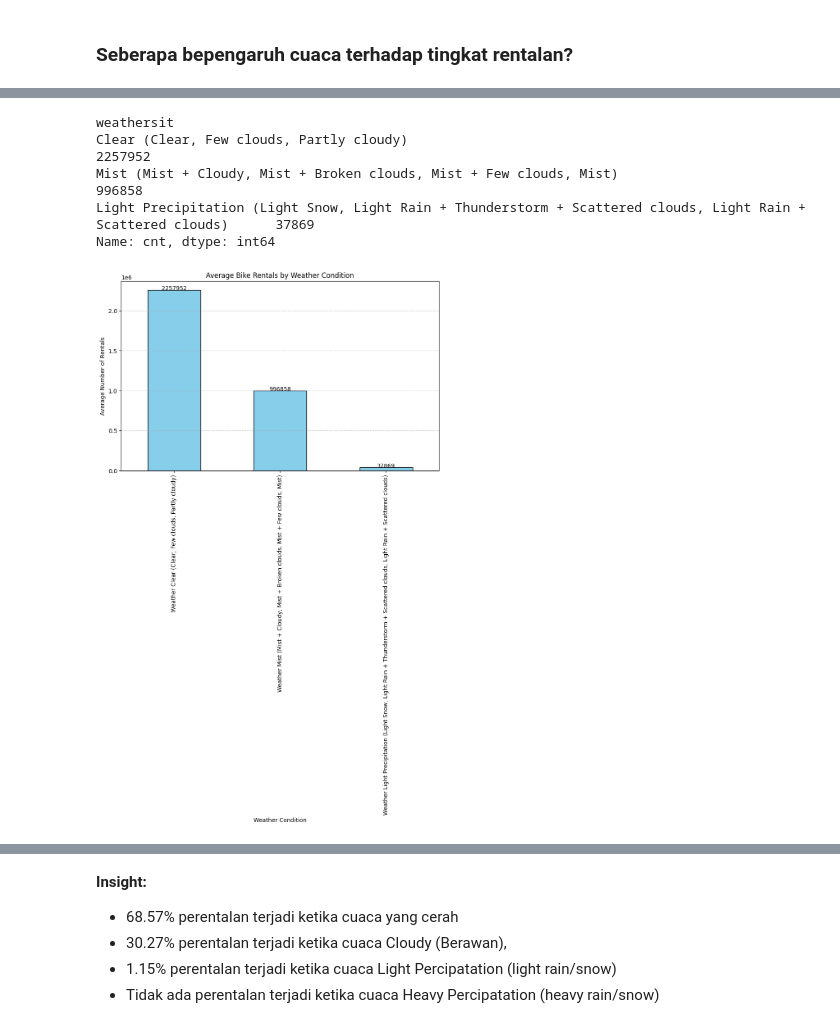
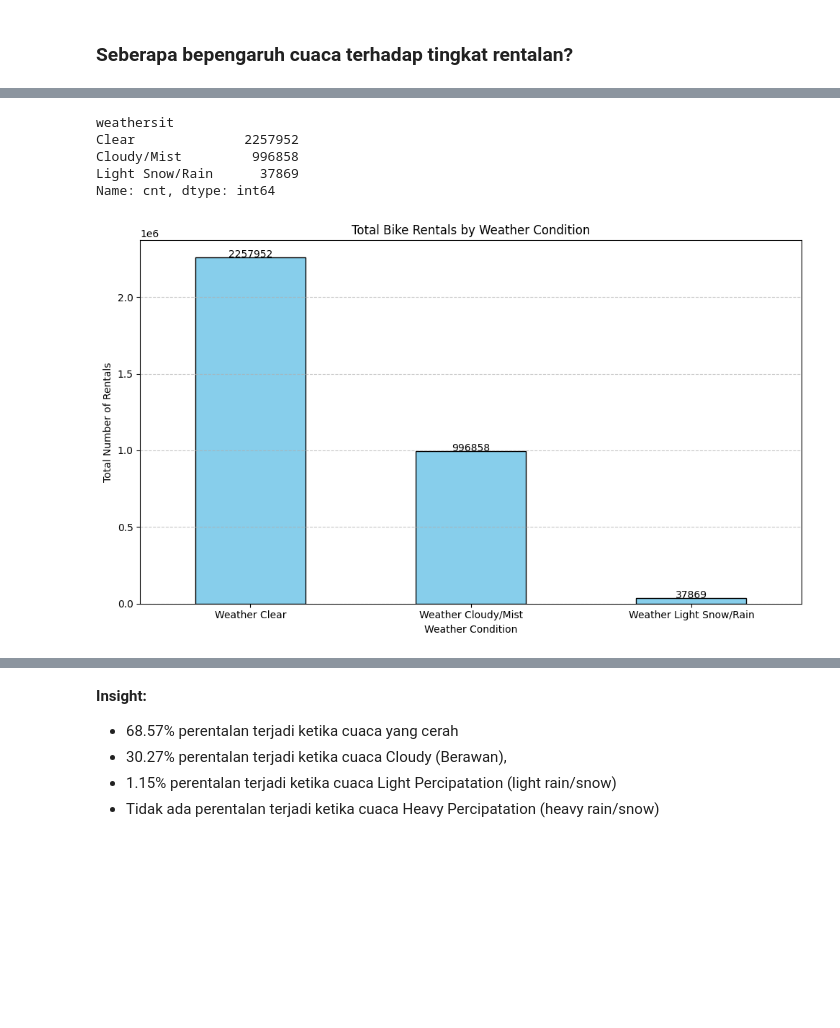
Before and after one commit to nadhifrw/analisisKasusBikeSharing, a Jupyter notebook: notebook.ipynb, the cells around one changed output, grey strips where cells are left out. Saved outputs shown, nothing was run; the diff lists cells and outputs as text; code cells hidden in the pictures; blank space fills up the shorter version.

```diff
--- a/notebook.ipynb
+++ b/notebook.ipynb
@@ -307,10 +307,10 @@ weekday_map = {0: 'Sunday', 1: 'Monday', 2: 'Tuesday', 3: 'Wednesday',
 holiday_map = {0: 'No Holiday', 1: 'Holiday'}
 workingday_map = {0: 'Non-working day', 1: 'Working day'}
 weather_map = {
-    1: 'Clear (Clear, Few clouds, Partly cloudy)',
-    2: 'Mist (Mist + Cloudy, Mist + Broken clouds, Mist + Few clouds, Mist)',
-    3: 'Light Precipitation (Light Snow, Light Rain + Thunderstorm + Scattered clouds, Light Rain + Scattered clouds)',
-    4: 'Heavy Precipitation (Heavy Rain + Ice Pallets + Thunderstorm + Mist, Snow + Fog)'
+    1: 'Clear', # (Clear, Few clouds, Partly cloudy)
+    2: 'Cloudy/Mist', # (Mist + Cloudy, Mist + Broken clouds, Mist + Few clouds, Mist)
+    3: 'Light Snow/Rain', # (Light Snow, Light Rain + Thunderstorm + Scattered clouds, Light Rain + Scattered clouds)
+    4: 'Heavy Snow/Rain' # (Heavy Rain + Ice Pallets + Thunderstorm + Mist, Snow + Fog)
 }
 
 # Mengaplikasukan mapping
@@ -677,40 +695,40 @@ print(total_rentals_by_weather)
 plt.figure(figsize=(10, 6))
 total_rentals_by_weather.plot(kind='bar', color='skyblue', edgecolor='black')
 
 # Menambahkan label kondisi cuaca
 weather_labels = {
     1: "Clear",
     2: "Mist/Cloudy",
     3: "Light Rain/Snow",
     4: "Heavy Rain/Snow"
 }
 
 # Mengatur label x-tick ke deskripsi cuaca
 plt.xticks(range(len(total_rentals_by_weather)),
            [weather_labels.get(i, f"Weather {i}") for i in total_rentals_by_weather.index],
-           rotation=90)
+           rotation=0)
 
 # Menambah label dan judul
 plt.xlabel('Weather Condition')
-plt.ylabel('Average Number of Rentals')
-plt.title('Average Bike Rentals by Weather Condition')
+plt.ylabel('Total Number of Rentals')
+plt.title('Total Bike Rentals by Weather Condition')
 
 # Menambah grid line
 plt.grid(axis='y', linestyle='--', alpha=0.7)
 
 # Menambahkan label nilai di atas setiap batang
 for i, v in enumerate(total_rentals_by_weather):
     plt.text(i, v + 30, f"{v}", ha='center')
 
 plt.tight_layout()
 plt.show()
 # %% [output]
 weathersit
-Clear (Clear, Few clouds, Partly cloudy)                                                                         2257952
-Mist (Mist + Cloudy, Mist + Broken clouds, Mist + Few clouds, Mist)                                               996858
-Light Precipitation (Light Snow, Light Rain + Thunderstorm + Scattered clouds, Light Rain + Scattered clouds)      37869
+Clear              2257952
+Cloudy/Mist         996858
+Light Snow/Rain      37869
 Name: cnt, dtype: int64
-[figure, old version]
+[figure, new version]
 # %%
 # Grouping untuk kondisi cuaca dan rata-rata perental
 avg_rentals_by_weather = day_df.groupby('weathersit')['cnt'].mean().sort_values(ascending=False)
```
Also changed, not shown: parts of 10 cells of this notebook, 1 other file.
